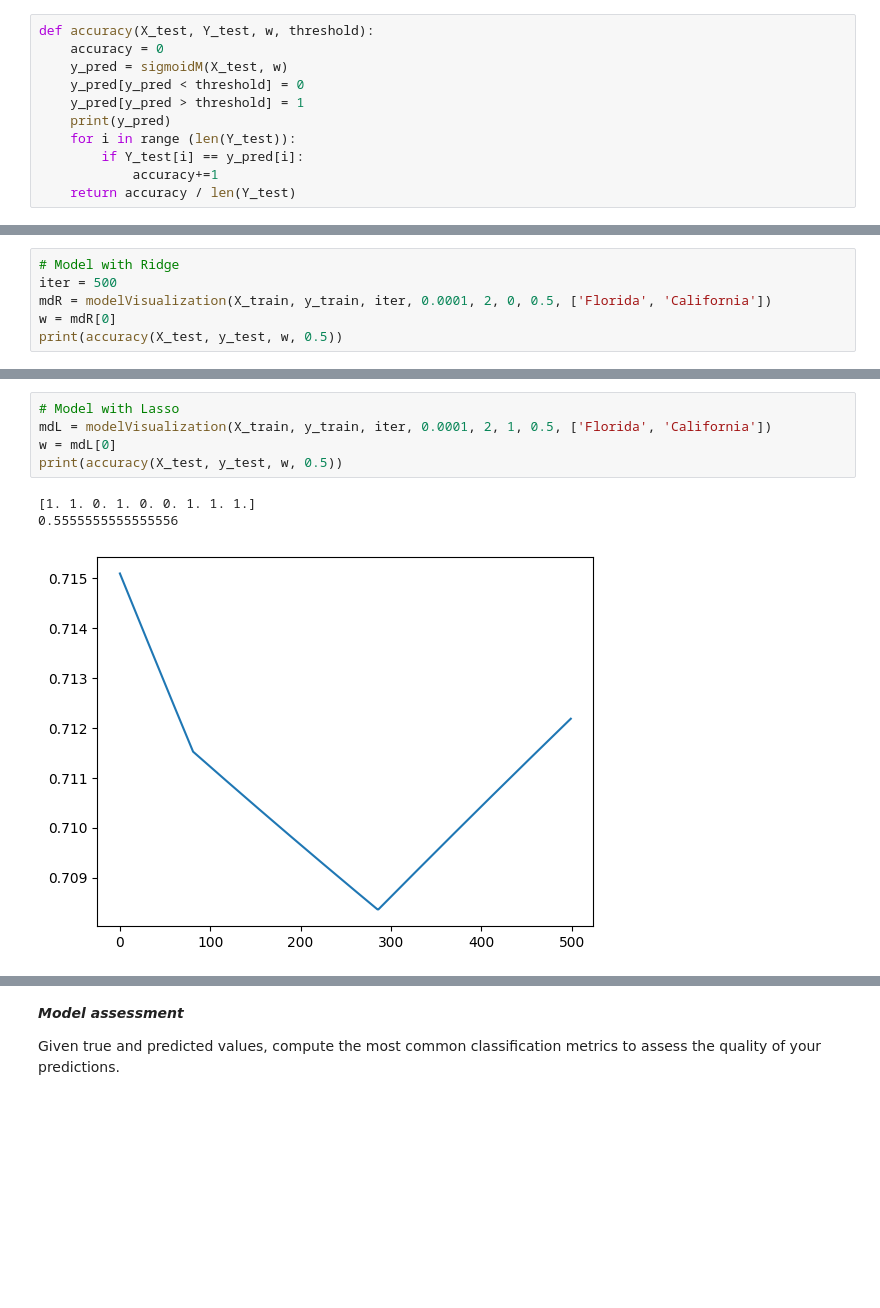
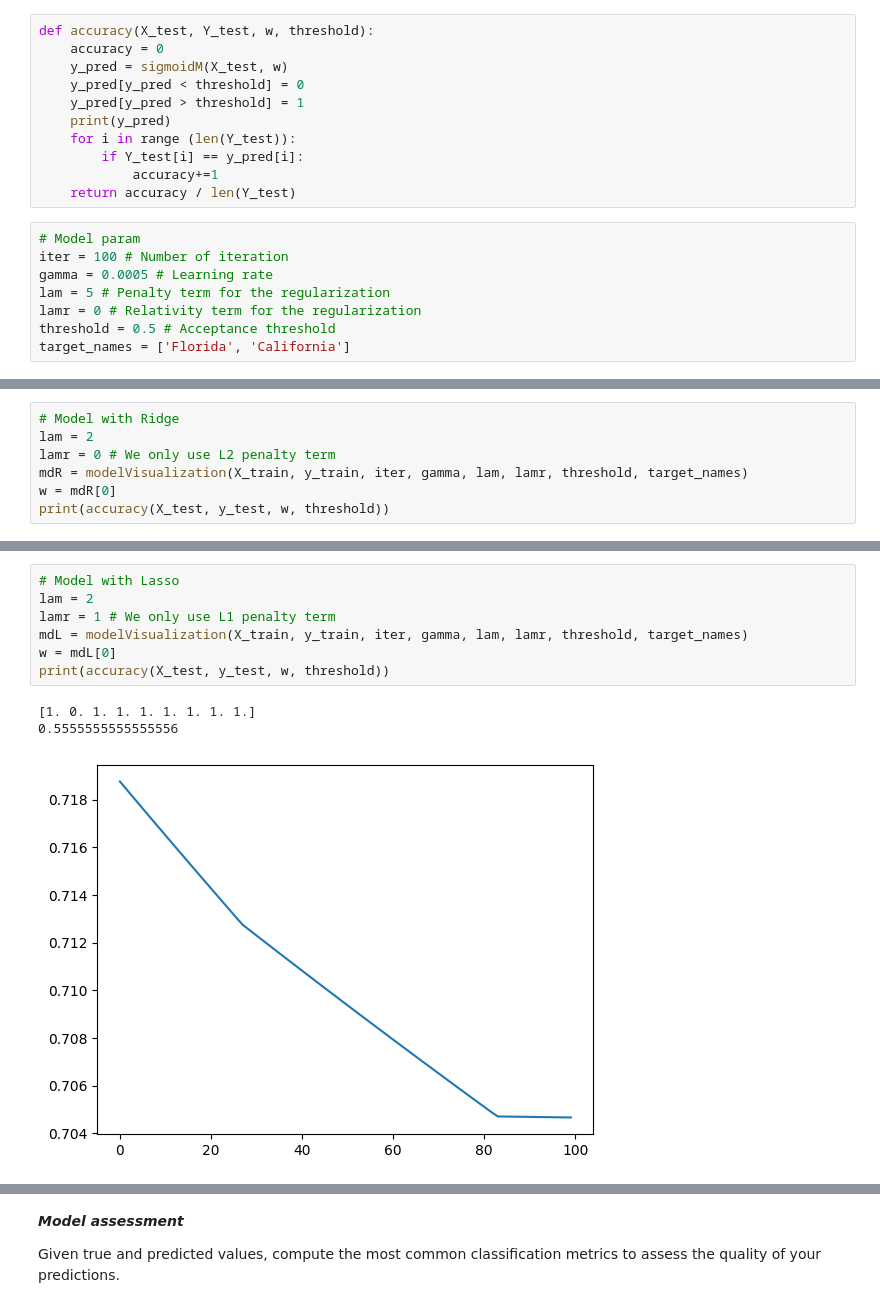
Before and after one commit to frekkoz3/Intro_to_ML_24-25, a Jupyter notebook: challenges/challenge_zero_Bredariol_Francesco.ipynb, the cells around one changed output, grey strips where cells are left out. Drawn from its saved outputs; the diff is of its cells as text; blank space fills up the shorter version.

```diff
--- a/challenges/challenge_zero_Bredariol_Francesco.ipynb
+++ b/challenges/challenge_zero_Bredariol_Francesco.ipynb
@@ -417,3 +417,11 @@ def accuracy(X_test, Y_test, w, threshold):
         if Y_test[i] == y_pred[i]:
             accuracy+=1
     return accuracy / len(Y_test)
+# %%
+# Model param
+iter = 100 # Number of iteration
+gamma = 0.0005 # Learning rate
+lam = 5 # Penalty term for the regularization
+lamr = 0 # Relativity term for the regularization
+threshold = 0.5 # Acceptance threshold
+target_names = ['Florida', 'California']
@@ -420,9 +438,10 @@ def accuracy(X_test, Y_test, w, threshold):
 # %%
 # Model with Ridge
-iter = 500
-mdR = modelVisualization(X_train, y_train, iter, 0.0001, 2, 0, 0.5, ['Florida', 'California'])
+lam = 2
+lamr = 0 # We only use L2 penalty term
+mdR = modelVisualization(X_train, y_train, iter, gamma, lam, lamr, threshold, target_names)
 w = mdR[0]
-print(accuracy(X_test, y_test, w, 0.5))
+print(accuracy(X_test, y_test, w, threshold))
 # %% [output]
 [1. 1. 1. 1. 1. 1. 1. 1. 1.]
 0.6666666666666666
@@ -430,11 +449,13 @@ print(accuracy(X_test, y_test, w, 0.5))
 # %%
 # Model with Lasso
-mdL = modelVisualization(X_train, y_train, iter, 0.0001, 2, 1, 0.5, ['Florida', 'California'])
+lam = 2
+lamr = 1 # We only use L1 penalty term
+mdL = modelVisualization(X_train, y_train, iter, gamma, lam, lamr, threshold, target_names)
 w = mdL[0]
-print(accuracy(X_test, y_test, w, 0.5))
+print(accuracy(X_test, y_test, w, threshold))
 # %% [output]
-[1. 1. 0. 1. 0. 0. 1. 1. 1.]
+[1. 0. 1. 1. 1. 1. 1. 1. 1.]
 0.5555555555555556
-[figure, old version]
+[figure, new version]
 # %%
 # Elastic Model
```
Also changed, not shown: parts of 17 cells of this notebook.
